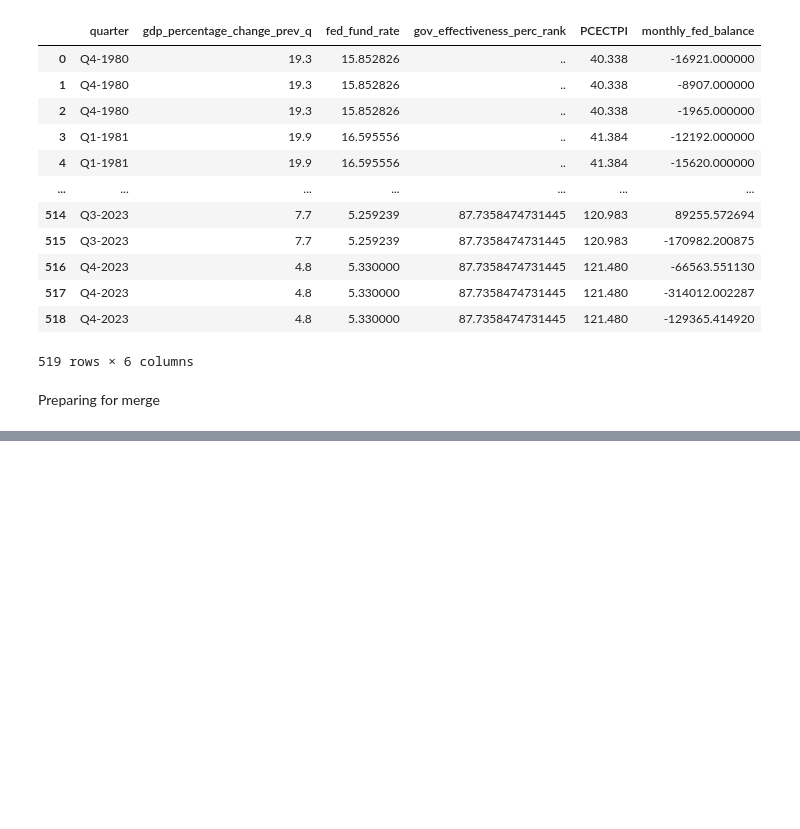
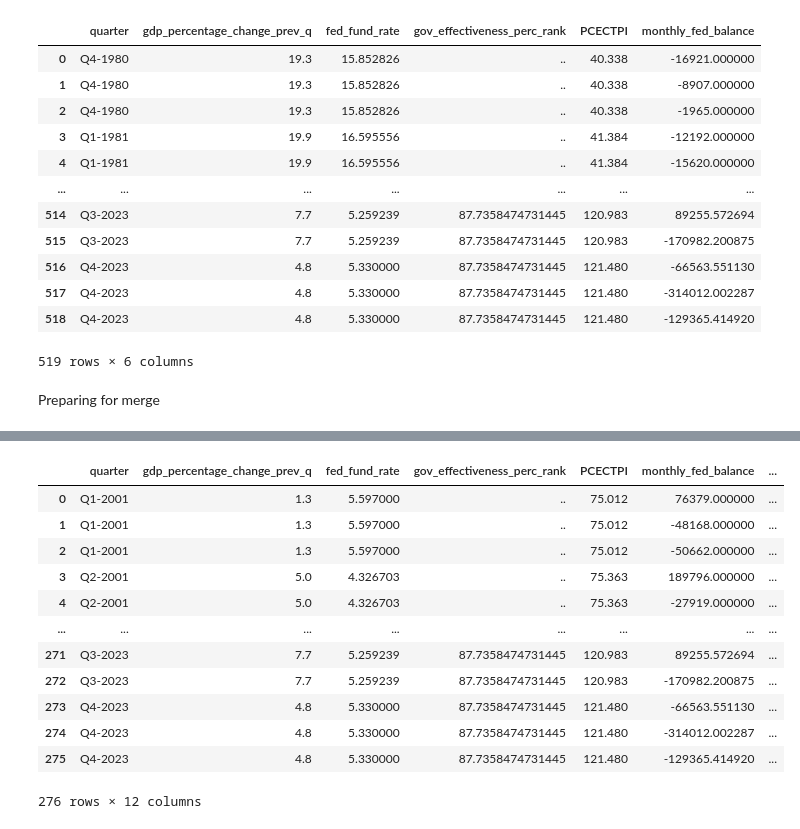
Before and after one commit to maudlcrf/risk_and_fraud, a Jupyter notebook: Preprocessing/merging.ipynb, the cells around one changed output, grey strips where cells are left out. Drawn from its saved outputs; the diff is of its cells as text; code cells hidden in the pictures; blank space fills up the shorter version.

```diff
--- a/Preprocessing/merging.ipynb
+++ b/Preprocessing/merging.ipynb
@@ -193,0 +212,24 @@ target_us
+# %%
+tax_rev_perc_gdp.drop(columns = 'Country Name', inplace = True)
+# %%
+merged_1 = pd.merge(merged_1,tax_rev_perc_gdp, on = 'quarter')
+# %%
+merged_1 = pd.merge(merged_1,unemployment_cost_index, on = 'quarter')
+# %%
+merged_1 = pd.merge(merged_1,unemployment_rate, on = 'quarter')
+# %%
+merged_1
+# %% [output]
+|  | quarter | gdp_percentage_change_prev_q | fed_fund_rate | gov_effectiveness_perc_rank | PCECTPI | monthly_fed_balance | ... |
+| 0 | Q1-2001 | 1.3 | 5.597000 | .. | 75.012 | 76379.000000 | ... |
+| 1 | Q1-2001 | 1.3 | 5.597000 | .. | 75.012 | -48168.000000 | ... |
+| 2 | Q1-2001 | 1.3 | 5.597000 | .. | 75.012 | -50662.000000 | ... |
+| 3 | Q2-2001 | 5.0 | 4.326703 | .. | 75.363 | 189796.000000 | ... |
+| 4 | Q2-2001 | 5.0 | 4.326703 | .. | 75.363 | -27919.000000 | ... |
+| ... | ... | ... | ... | ... | ... | ... | ... |
+| 271 | Q3-2023 | 7.7 | 5.259239 | 87.7358474731445 | 120.983 | 89255.572694 | ... |
+| 272 | Q3-2023 | 7.7 | 5.259239 | 87.7358474731445 | 120.983 | -170982.200875 | ... |
+| 273 | Q4-2023 | 4.8 | 5.330000 | 87.7358474731445 | 121.480 | -66563.551130 | ... |
+| 274 | Q4-2023 | 4.8 | 5.330000 | 87.7358474731445 | 121.480 | -314012.002287 | ... |
+| 275 | Q4-2023 | 4.8 | 5.330000 | 87.7358474731445 | 121.480 | -129365.414920 | ... |
+276 rows × 12 columns
```
Also changed, not shown: parts of 10 cells of this notebook, 3 other files.
